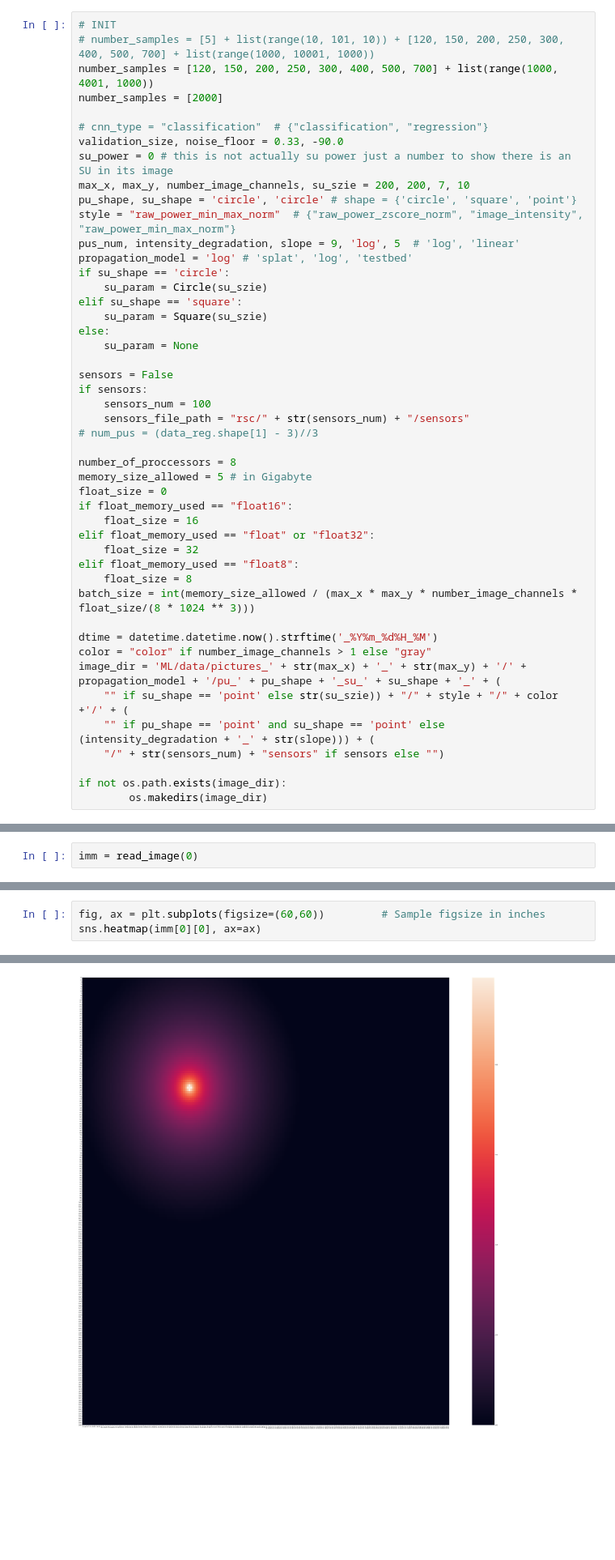
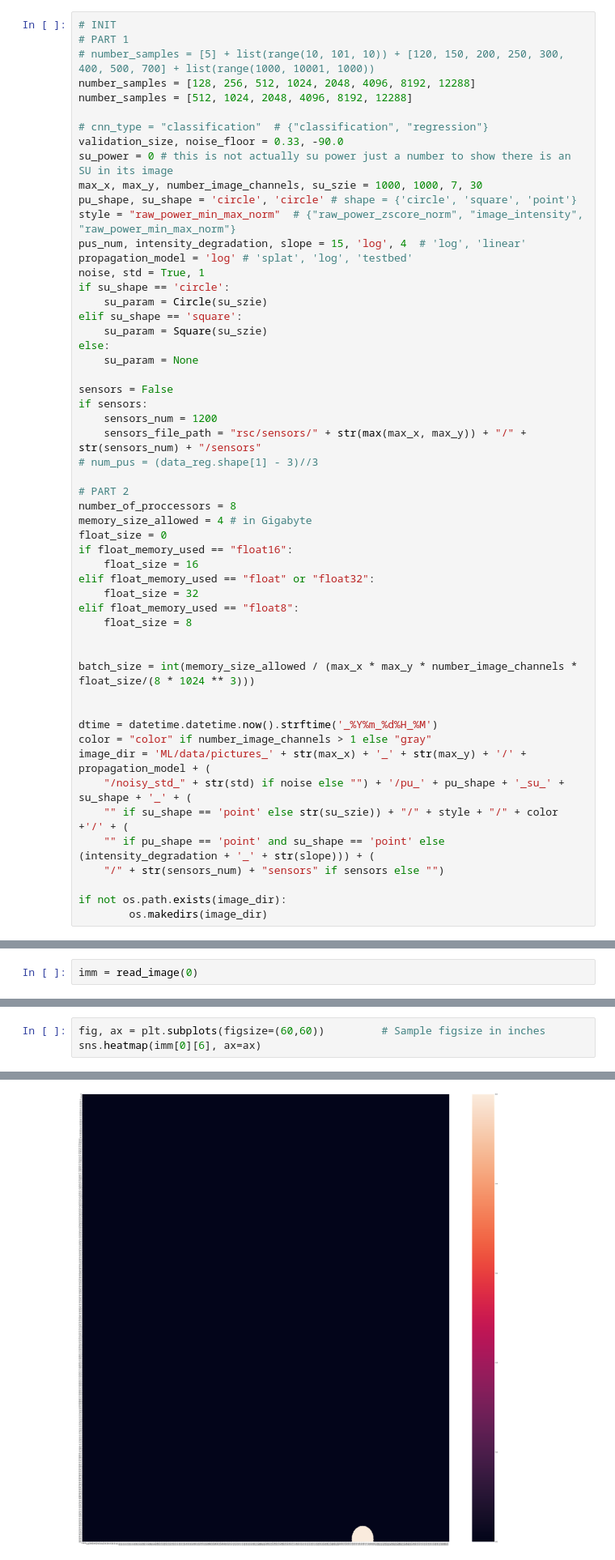
Before and after one commit to shahrokh765/MLSpectrumAllocation, a Jupyter notebook: CNN.ipynb, the cells around one changed output, grey strips where cells are left out. Shown at 81% size. Cells and saved outputs as stored; diff of their text form; blank space fills up the shorter version.

```diff
--- a/CNN.ipynb
+++ b/CNN.ipynb
@@ -28,18 +31,20 @@ float_memory_used = 'float16'
 Using TensorFlow backend.
 # %%
 # INIT
+# PART 1
 # number_samples = [5] + list(range(10, 101, 10)) + [120, 150, 200, 250, 300, 400, 500, 700] + list(range(1000, 10001, 1000))
-number_samples = [120, 150, 200, 250, 300, 400, 500, 700] + list(range(1000, 4001, 1000))
-number_samples = [2000]
+number_samples = [128, 256, 512, 1024, 2048, 4096, 8192, 12288]
+number_samples = [512, 1024, 2048, 4096, 8192, 12288]
 
 # cnn_type = "classification"  # {"classification", "regression"}
 validation_size, noise_floor = 0.33, -90.0
 su_power = 0 # this is not actually su power just a number to show there is an SU in its image
-max_x, max_y, number_image_channels, su_szie = 200, 200, 7, 10
+max_x, max_y, number_image_channels, su_szie = 1000, 1000, 7, 30
 pu_shape, su_shape = 'circle', 'circle' # shape = {'circle', 'square', 'point'}
 style = "raw_power_min_max_norm"  # {"raw_power_zscore_norm", "image_intensity", "raw_power_min_max_norm"}
-pus_num, intensity_degradation, slope = 9, 'log', 5  # 'log', 'linear'
+pus_num, intensity_degradation, slope = 15, 'log', 4  # 'log', 'linear'
 propagation_model = 'log' # 'splat', 'log', 'testbed'
+noise, std = True, 1
 if su_shape == 'circle':
     su_param = Circle(su_szie)
 elif su_shape == 'square':
@@ -49,12 +54,13 @@ else:
 
 sensors = False
 if sensors:
-    sensors_num = 100
-    sensors_file_path = "rsc/" + str(sensors_num) + "/sensors"
+    sensors_num = 1200
+    sensors_file_path = "rsc/sensors/" + str(max(max_x, max_y)) + "/" + str(sensors_num) + "/sensors"
 # num_pus = (data_reg.shape[1] - 3)//3
 
+# PART 2
 number_of_proccessors = 8
-memory_size_allowed = 5 # in Gigabyte
+memory_size_allowed = 4 # in Gigabyte
 float_size = 0
 if float_memory_used == "float16":
     float_size = 16
@@ -62,11 +68,15 @@ elif float_memory_used == "float" or "float32":
     float_size = 32
 elif float_memory_used == "float8":
     float_size = 8
+
+
 batch_size = int(memory_size_allowed / (max_x * max_y * number_image_channels * float_size/(8 * 1024 ** 3)))
+
 
 dtime = datetime.datetime.now().strftime('_%Y%m_%d%H_%M')
 color = "color" if number_image_channels > 1 else "gray"
-image_dir = 'ML/data/pictures_' + str(max_x) + '_' + str(max_y) + '/' + propagation_model + '/pu_' + pu_shape + '_su_' + su_shape + '_' + (
+image_dir = 'ML/data/pictures_' + str(max_x) + '_' + str(max_y) + '/' + propagation_model + (
+    "/noisy_std_" + str(std) if noise else "") + '/pu_' + pu_shape + '_su_' + su_shape + '_' + (
     "" if su_shape == 'point' else str(su_szie)) + "/" + style + "/" + color +'/' + (
     "" if pu_shape == 'point' and su_shape == 'point' else (intensity_degradation + '_' + str(slope))) + (
     "/" + str(sensors_num) + "sensors" if sensors else "")
@@ -432,9 +441,9 @@ array([ 80.73 , 164.06 , -16.045,  49.05 ,  58.82 ,  -0.614, 111.46 ,
 # %%
 fig, ax = plt.subplots(figsize=(60,60))         # Sample figsize in inches
-sns.heatmap(imm[0][0], ax=ax)
+sns.heatmap(imm[0][6], ax=ax)
 # %% [output]
 <matplotlib.axes._subplots.AxesSubplot at 0x...>
-[figure, old version]
+[figure, new version]
 # %%
 def cnn_model(num_filters, kernel_lam, bias_lam):
 #     num_filters, lam = 5, 5
```
Also changed, not shown: parts of 18 cells of this notebook.
